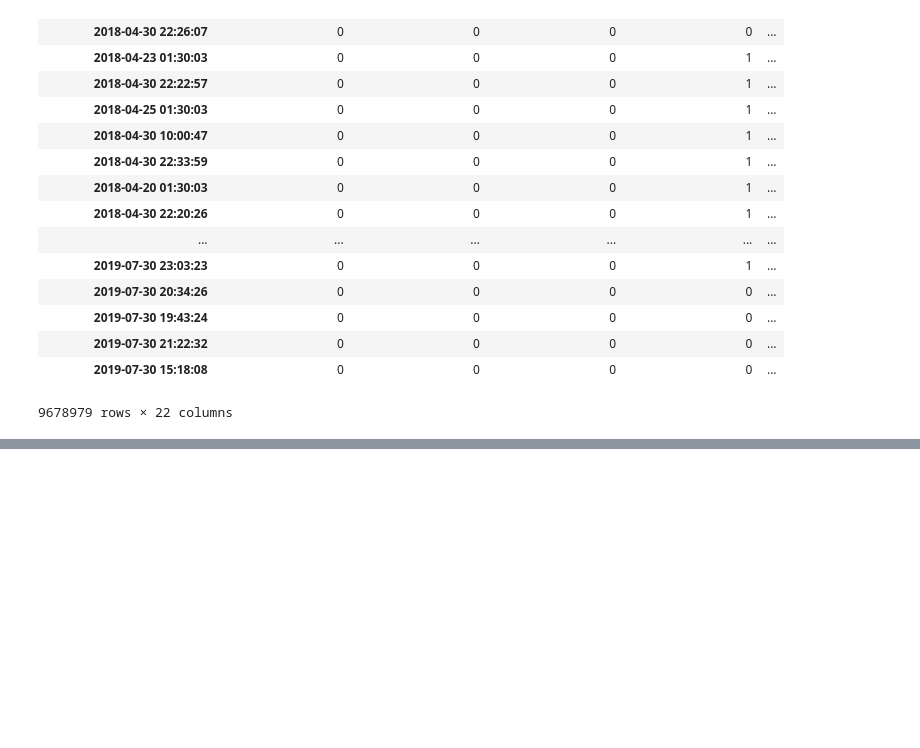
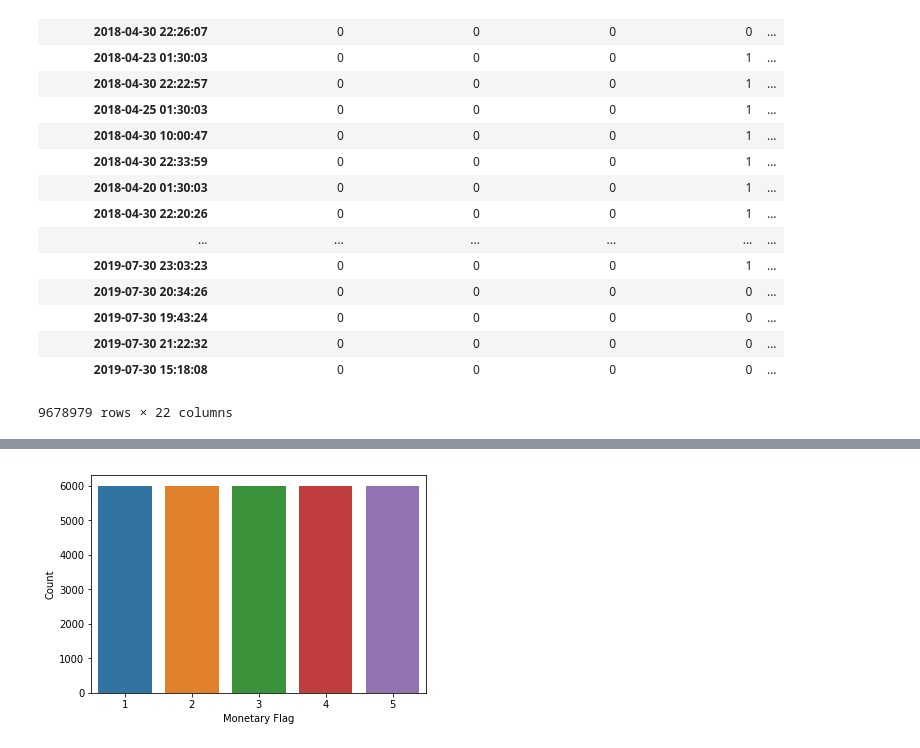
Before and after one commit to deep1401/MilkBasketHackathon, a Jupyter notebook: MilkBasket.ipynb, the cells around one changed output, grey strips where cells are left out. Cells and saved outputs as stored; diff of their text form; code cells hidden in the pictures; blank space fills up the shorter version.

```diff
--- a/MilkBasket.ipynb
+++ b/MilkBasket.ipynb
@@ -512,0 +554,2 @@ df14=df14.groupby('customer_id',as_index=False)['Recency_flag'].max()
+# %%
+cust_monetary=df15.groupby(['customer_id'])['total_cost'].aggregate("sum").reset_index().sort_values('total_cost',ascending=False)
@@ -512,0 +570,21 @@ df14=df14.groupby('customer_id',as_index=False)['Recency_flag'].max()
+# %%
+def f(row):
+    if row['total_cost']<=9387.354:
+        val=1
+    elif row['total_cost']<=12218.711 and row['total_cost']>9387.354:
+        val=2
+    elif row['total_cost']<=15365.312 and row['total_cost']>12218.711:
+        val=3
+    elif row['total_cost']<=19967.74 and row['total_cost']>15365.312:
+        val=4
+    else:
+        val=5
+    return val
+cust_monetary['monetary_flag']=cust_monetary.apply(f,axis=1)
+# %%
+sns.countplot(x='monetary_flag',data=cust_monetary)
+plt.xlabel("Monetary Flag")
+plt.ylabel("Count")
+plt.show()
+# %% [output]
+[figure, added]
```
Also changed, not shown: parts of 16 cells of this notebook.
